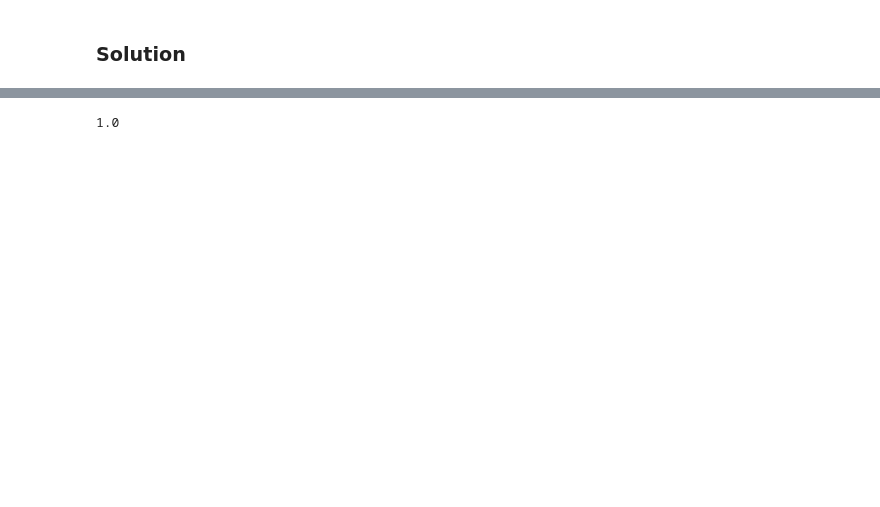
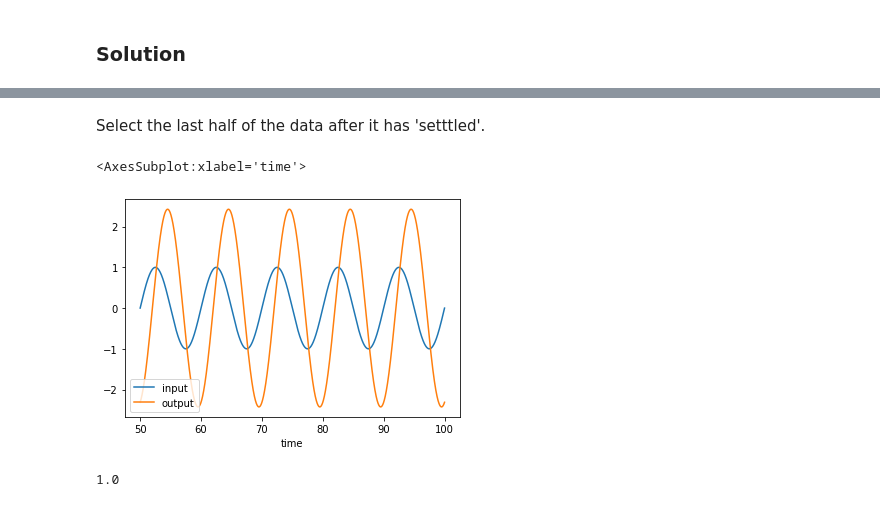
Before and after one commit to dapperfu/Python-Simulink, a Jupyter notebook: Example2/discrete_tf-python_class.ipynb, the cells around one changed output, grey strips where cells are left out. Drawn from its saved outputs; the diff is of its cells as text; code cells hidden in the pictures; blank space fills up the shorter version.

```diff
--- a/Example2/discrete_tf-python_class.ipynb
+++ b/Example2/discrete_tf-python_class.ipynb
@@ -184,5 +181,11 @@ mdl.plot()
+# %% [markdown]
+Select the last half of the data after it has 'setttled'.
 # %%
-df=mdl.dataframe[int(1000000/2):]
+df=mdl.dataframe[int(len(mdl.dataframe)/2):]
+df.plot(x="time", y=["input", "output"])
+# %% [output]
+<AxesSubplot:xlabel='time'>
+[figure, added]
 # %%
 df.input.max()
 # %% [output]
```
Also changed, not shown: parts of 19 cells of this notebook, 28 other files.
